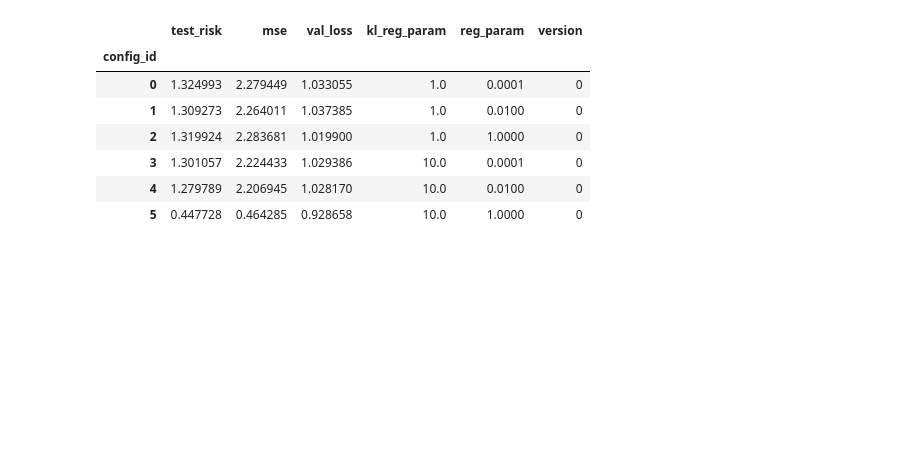
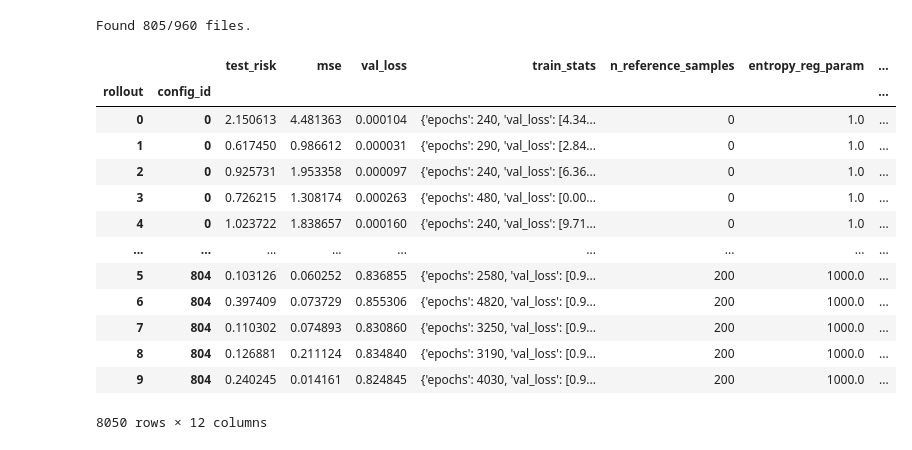
Before and after one commit to HeinerKremer/conditional-moment-restrictions, a Jupyter notebook: experiments/eval_data_pandas.ipynb, the cells around one changed output. Drawn from its saved outputs; the diff is of its cells as text; code cells hidden in the pictures; blank space fills up the shorter version.

```diff
--- a/experiments/eval_data_pandas.ipynb
+++ b/experiments/eval_data_pandas.ipynb
@@ -52,16 +63,23 @@ def load_and_merge_datasets(filepaths, property_dict=None, merge='hparam_configs
     start_merge_id = 0
     dfs = []
 
+    successful = 0
     for filepath, prop in zip(filepaths, vals):
-        data_frame = load_data_to_df(filepath)
-        data_frame = data_frame.drop(columns=['test_risk_optim', 'parameter_mse_optim', 'best_index'])
-        data_frame[prop_name] = prop
+        try:
+            data_frame = load_data_to_df(filepath)
+            data_frame = data_frame.drop(columns=['test_risk_optim', 'parameter_mse_optim', 'best_index'])
+            data_frame[prop_name] = prop
 
-        # Add new config id
-        data_frame = data_frame.reset_index()
-        data_frame[merge_property] += start_merge_id
-        start_merge_id = data_frame[merge_property].max() + 1
-        dfs.append(data_frame)
+            # Add new config id
+            data_frame = data_frame.reset_index()
+            data_frame[merge_property] += start_merge_id
+            start_merge_id = data_frame[merge_property].max() + 1
+            dfs.append(data_frame)
+            successful += 1
+        except FileNotFoundError:
+            pass
+            # print('File not found:', filepath)
+    print(f'Found {successful}/{len(filepaths)} files.')
 
     df = pd.concat(dfs, ignore_index=True)
     df = df.set_index(['rollout', 'config_id'])
@@ -101,11 +131,30 @@ dict_keys(['results_summarized', 'results'])
+# %%
+filepaths = []
+
+from cmr.default_config import kmm_methods
+
+for method in kmm_methods:
+    path = (f'/Users/hkremer/code/kmm/wasserstein-method-of-moments/results/bennet_hetero/'
+           f'bennet_hetero_method={method}_n=2000_seed0=12345.json')
+    filepaths.append(path)
+# %%
+df = load_and_merge_datasets(filepaths)
+# %% [output]
+Found 805/960 files.
 # %%
-df.loc[19]
+df
 # %% [output]
-|  | test_risk | mse | val_loss | kl_reg_param | reg_param | version |
-| config_id |  |  |  |  |  |  |
-| 0 | 1.324993 | 2.279449 | 1.033055 | 1.0 | 0.0001 | 0 |
-| 1 | 1.309273 | 2.264011 | 1.037385 | 1.0 | 0.0100 | 0 |
-| 2 | 1.319924 | 2.283681 | 1.019900 | 1.0 | 1.0000 | 0 |
-| 3 | 1.301057 | 2.224433 | 1.029386 | 10.0 | 0.0001 | 0 |
-| 4 | 1.279789 | 2.206945 | 1.028170 | 10.0 | 0.0100 | 0 |
-| 5 | 0.447728 | 0.464285 | 0.928658 | 10.0 | 1.0000 | 0 |
+|  |  | test_risk | mse | val_loss | train_stats | n_reference_samples | entropy_reg_param | ... |
+| rollout | config_id |  |  |  |  |  |  | ... |
+| 0 | 0 | 2.150613 | 4.481363 | 0.000104 | {'epochs': 240, 'val_loss': [4.34... | 0 | 1.0 | ... |
+| 1 | 0 | 0.617450 | 0.986612 | 0.000031 | {'epochs': 290, 'val_loss': [2.84... | 0 | 1.0 | ... |
+| 2 | 0 | 0.925731 | 1.953358 | 0.000097 | {'epochs': 240, 'val_loss': [6.36... | 0 | 1.0 | ... |
+| 3 | 0 | 0.726215 | 1.308174 | 0.000263 | {'epochs': 480, 'val_loss': [0.00... | 0 | 1.0 | ... |
+| 4 | 0 | 1.023722 | 1.838657 | 0.000160 | {'epochs': 240, 'val_loss': [9.71... | 0 | 1.0 | ... |
+| ... | ... | ... | ... | ... | ... | ... | ... | ... |
+| 5 | 804 | 0.103126 | 0.060252 | 0.836855 | {'epochs': 2580, 'val_loss': [0.9... | 200 | 1000.0 | ... |
+| 6 | 804 | 0.397409 | 0.073729 | 0.855306 | {'epochs': 4820, 'val_loss': [0.9... | 200 | 1000.0 | ... |
+| 7 | 804 | 0.110302 | 0.074893 | 0.830860 | {'epochs': 3250, 'val_loss': [0.9... | 200 | 1000.0 | ... |
+| 8 | 804 | 0.126881 | 0.211124 | 0.834840 | {'epochs': 3190, 'val_loss': [0.9... | 200 | 1000.0 | ... |
+| 9 | 804 | 0.240245 | 0.014161 | 0.824845 | {'epochs': 4030, 'val_loss': [0.9... | 200 | 1000.0 | ... |
+8050 rows × 12 columns
```
Also changed, not shown: parts of 10 cells of this notebook, 5 other files.
